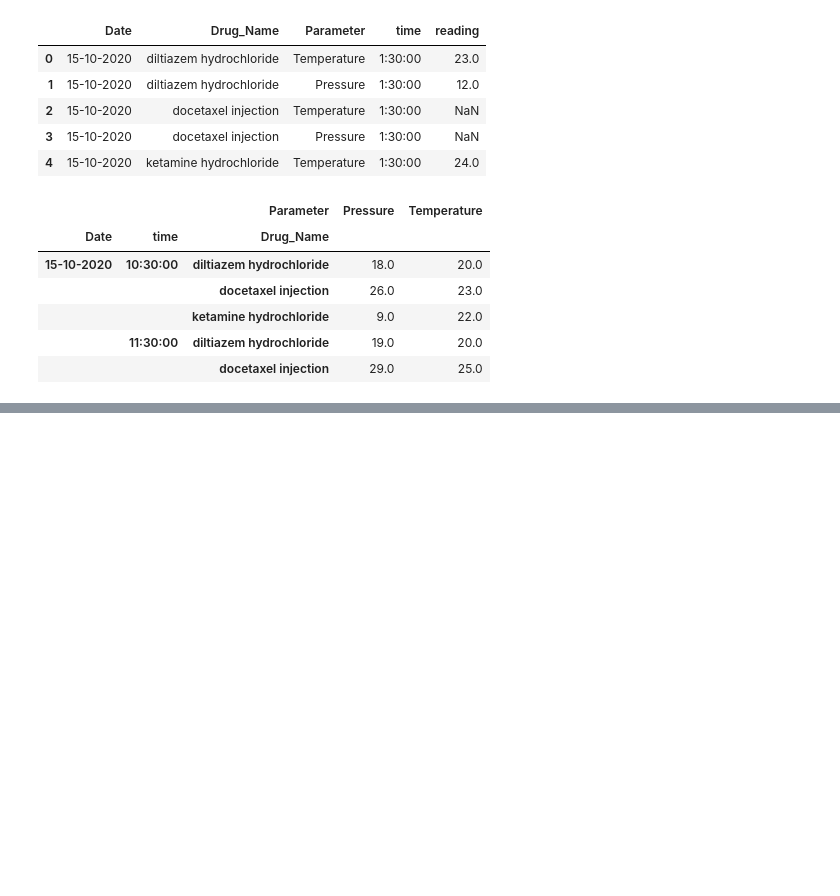
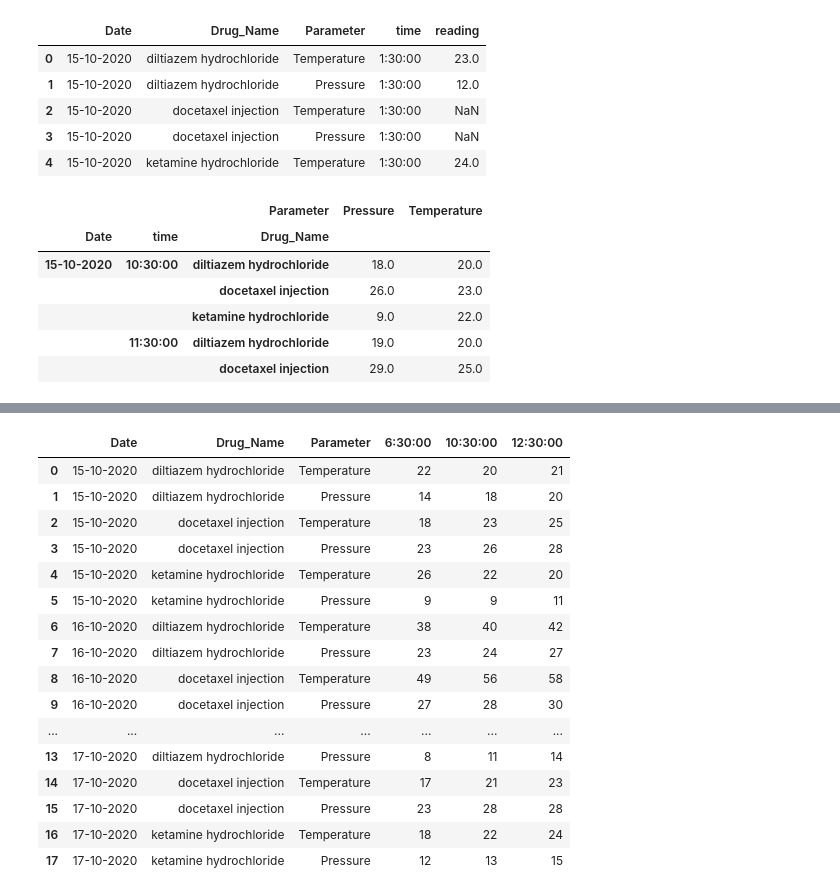
Before and after one commit to sr606/Python-Practice, a Jupyter notebook: Oct24_Pandas_5.ipynb, the cells around one changed output, grey strips where cells are left out. Cells and saved outputs as stored; diff of their text form; code cells hidden in the pictures; blank space fills up the shorter version.

```diff
--- a/Oct24_Pandas_5.ipynb
+++ b/Oct24_Pandas_5.ipynb
@@ -47,0 +179,20 @@ data_tidy.head()
+# %%
+data.dropna(axis = 1)
+# %% [output]
+|  | Date | Drug_Name | Parameter | 6:30:00 | 10:30:00 | 12:30:00 |
+| 0 | 15-10-2020 | diltiazem hydrochloride | Temperature | 22 | 20 | 21 |
+| 1 | 15-10-2020 | diltiazem hydrochloride | Pressure | 14 | 18 | 20 |
+| 2 | 15-10-2020 | docetaxel injection | Temperature | 18 | 23 | 25 |
+| 3 | 15-10-2020 | docetaxel injection | Pressure | 23 | 26 | 28 |
+| 4 | 15-10-2020 | ketamine hydrochloride | Temperature | 26 | 22 | 20 |
+| 5 | 15-10-2020 | ketamine hydrochloride | Pressure | 9 | 9 | 11 |
+| 6 | 16-10-2020 | diltiazem hydrochloride | Temperature | 38 | 40 | 42 |
+| 7 | 16-10-2020 | diltiazem hydrochloride | Pressure | 23 | 24 | 27 |
+| 8 | 16-10-2020 | docetaxel injection | Temperature | 49 | 56 | 58 |
+| 9 | 16-10-2020 | docetaxel injection | Pressure | 27 | 28 | 30 |
+| ... | ... | ... | ... | ... | ... | ... |
+| 13 | 17-10-2020 | diltiazem hydrochloride | Pressure | 8 | 11 | 14 |
+| 14 | 17-10-2020 | docetaxel injection | Temperature | 17 | 21 | 23 |
+| 15 | 17-10-2020 | docetaxel injection | Pressure | 23 | 28 | 28 |
+| 16 | 17-10-2020 | ketamine hydrochloride | Temperature | 18 | 22 | 24 |
+| 17 | 17-10-2020 | ketamine hydrochloride | Pressure | 12 | 13 | 15 |
```
Also changed, not shown: parts of 28 cells of this notebook.
